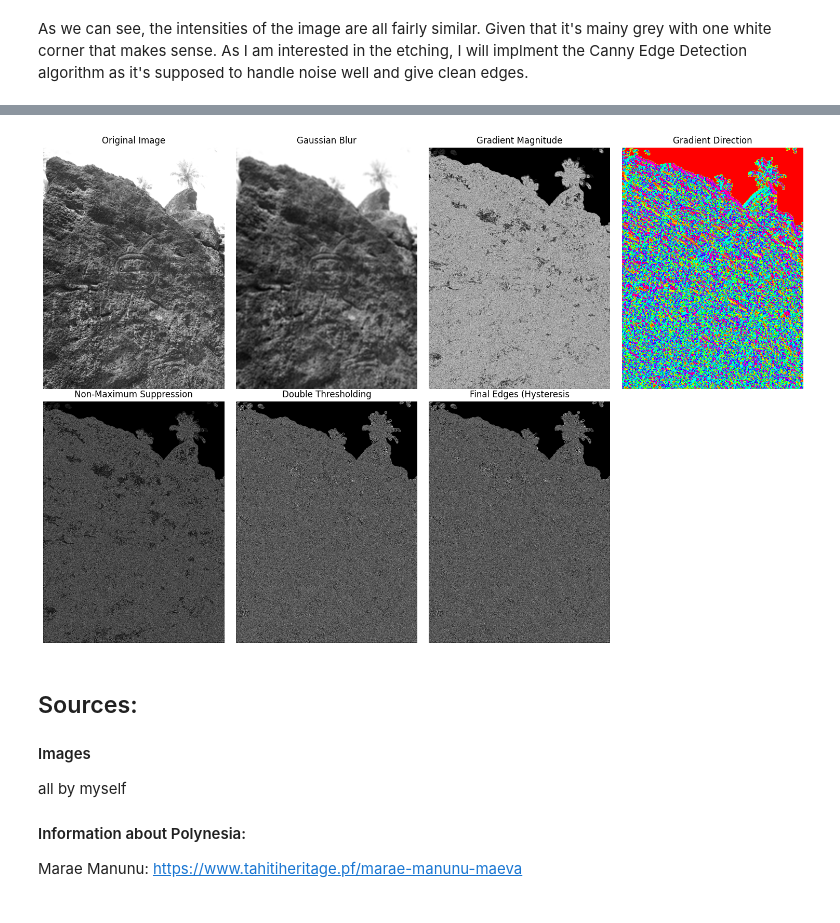
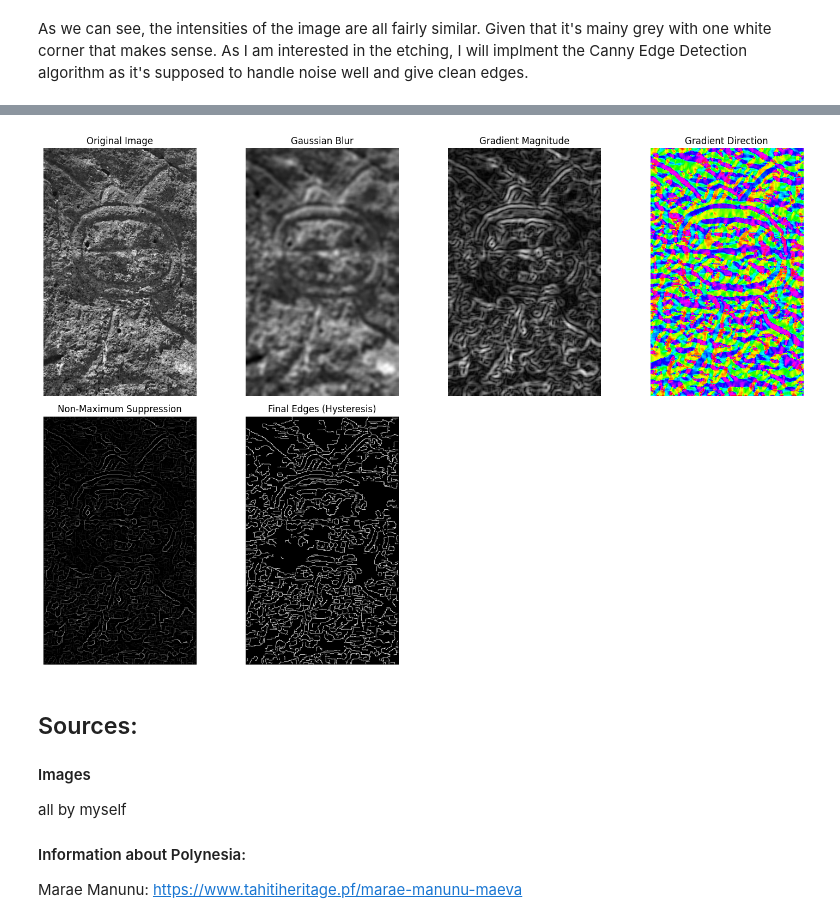
Before and after one commit to AntoniaBonfa/gbsv_MC2, a Jupyter notebook: gbsv_mc2_part1.ipynb, the cells around one changed output, grey strips where cells are left out. Drawn from its saved outputs; the diff is of its cells as text; code cells hidden in the pictures.

```diff
--- a/gbsv_mc2_part1.ipynb
+++ b/gbsv_mc2_part1.ipynb
@@ -118,7 +116,7 @@ def non_maximum_suppression(gradient_magnitude, gradient_direction):
     return suppressed
 
 # Step 5: Double thresholding
-def double_thresholding(suppressed, low_threshold_ratio=0.05, high_threshold_ratio=0.15):
+def double_thresholding(suppressed, low_threshold_ratio=0.05, high_threshold_ratio=0.50):
     high_threshold = suppressed.max() * high_threshold_ratio
     low_threshold = high_threshold * low_threshold_ratio
     thresholded = np.zeros_like(suppressed)
@@ -202,15 +200,13 @@ def display_results(results):
         print("No results to display.")
         return
 
-    # Define which results to plot
     plot_items = [
         ('original', 'Original Image'),
         ('blurred', 'Gaussian Blur'),
         ('gradient_magnitude', 'Gradient Magnitude'),
         ('gradient_direction', 'Gradient Direction'),
         ('suppressed', 'Non-Maximum Suppression'),
-        ('thresholded', 'Double Thresholding'),
-        ('edges', 'Final Edges (Hysteresis')
+        ('edges', 'Final Edges (Hysteresis)')
     ]
 
     plt.figure(figsize=(15, 10))
@@ -230,0 +244,13 @@ def display_results(results):
+# %%
+def normalize(image):
+    return image/255
+
+def standardize(image):
+    mean = np.mean(image)
+    std = np.std(image)
+    return (image - mean)/std
+
+gray = cv.cvtColor(marae, cv.COLOR_RGB2GRAY)
+normalized_gray = normalize(gray)
+improved_gray = standardize(normalized_gray)
+plot_img_with_hist(normalized_gray, cmap='gray')
@@ -231,9 +266,11 @@ def display_results(results):
+# %%
+improved_cropped = improved_gray[550:1200, 400:800]
+plt.imshow(improved_cropped, cmap='gray')
 # %%
-gray = cv.cvtColor(marae, cv.COLOR_RGB2GRAY)
-results = canny_edge_detector(gray, kernel=(13,13), sigma =15)
+results = canny_edge_detector(improved_cropped, kernel=(15,15), sigma =5, low_threshold_ratio=0.05, high_threshold_ratio=0.25)
 display_results(results)
 # %% [output]
-[figure, old version]
+[figure, new version]
 # %% [markdown]
 ## Sources:
 #### Images
```
Also changed, not shown: parts of 5 cells of this notebook.
